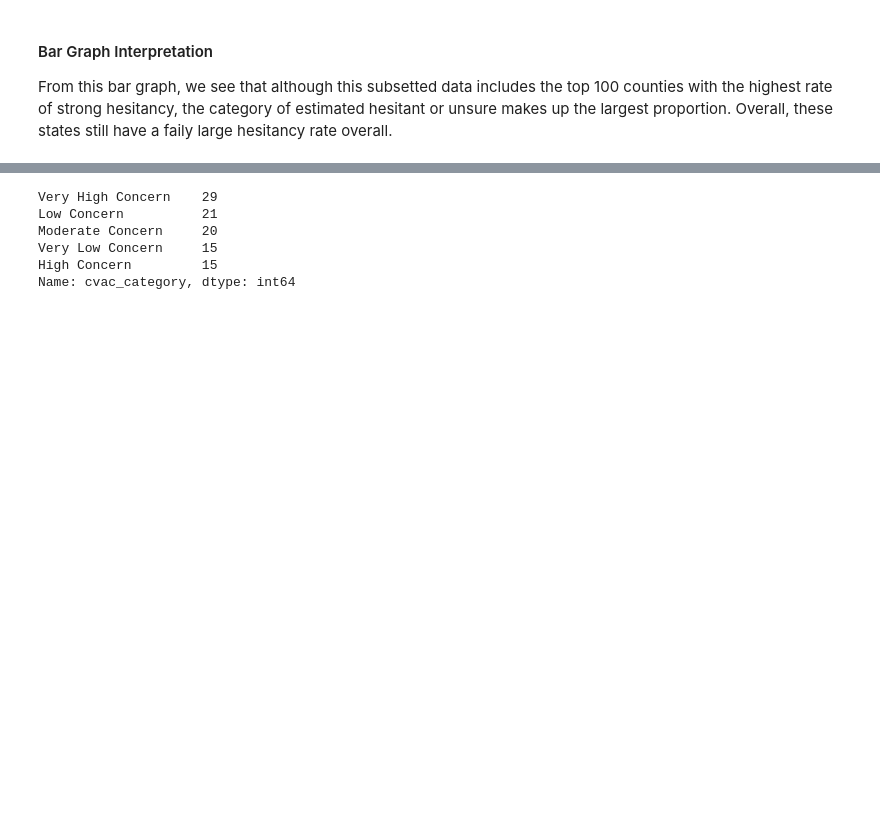
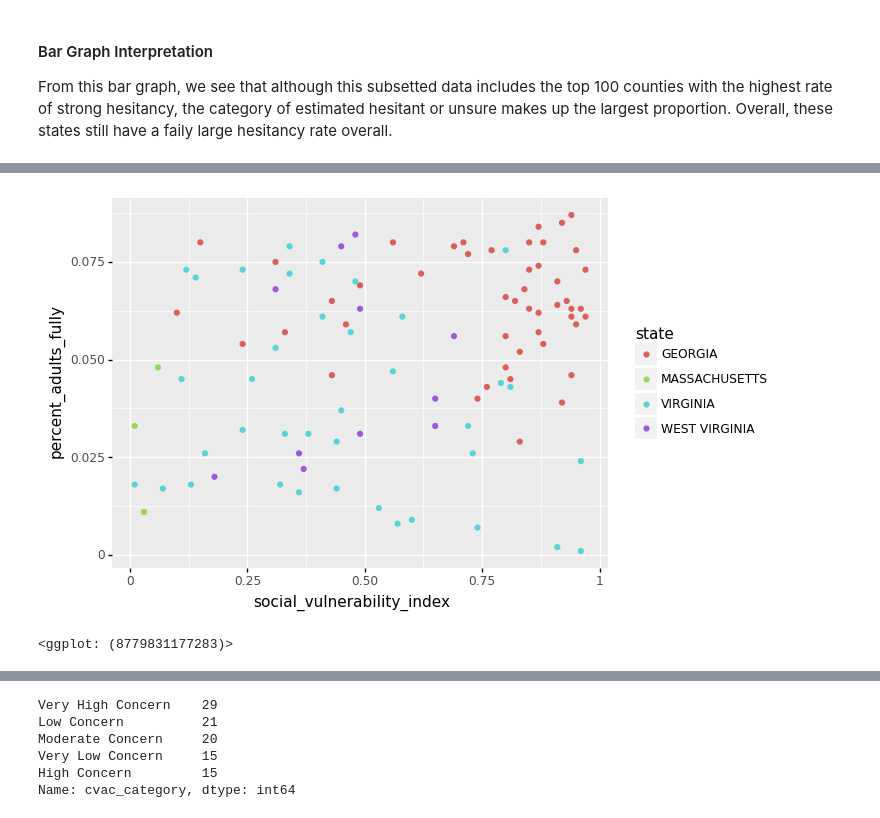
Before and after one commit to gspiga/STAT141Bfinal, a Jupyter notebook: notebooks/cdc-hesitancy-actualvaccinationrate.ipynb, the cells around one changed output, grey strips where cells are left out. Cells and saved outputs as stored; diff of their text form; code cells hidden in the pictures; blank space fills up the shorter version.

```diff
--- a/notebooks/cdc-hesitancy-actualvaccinationrate.ipynb
+++ b/notebooks/cdc-hesitancy-actualvaccinationrate.ipynb
@@ -237,0 +269,10 @@ gg_vax
+# %%
+gg_vax2 = p9.ggplot(lowest_vax)
+gg_vax2 += p9.aes(
+    x="social_vulnerability_index", y="percent_adults_fully", color="state"
+)  # add color mapping
+gg_vax2 += p9.geom_point()
+gg_vax2
+# %% [output]
+[figure, added]
+<ggplot: (8779831177283)>
```
Also changed, not shown: parts of 20 cells of this notebook.
